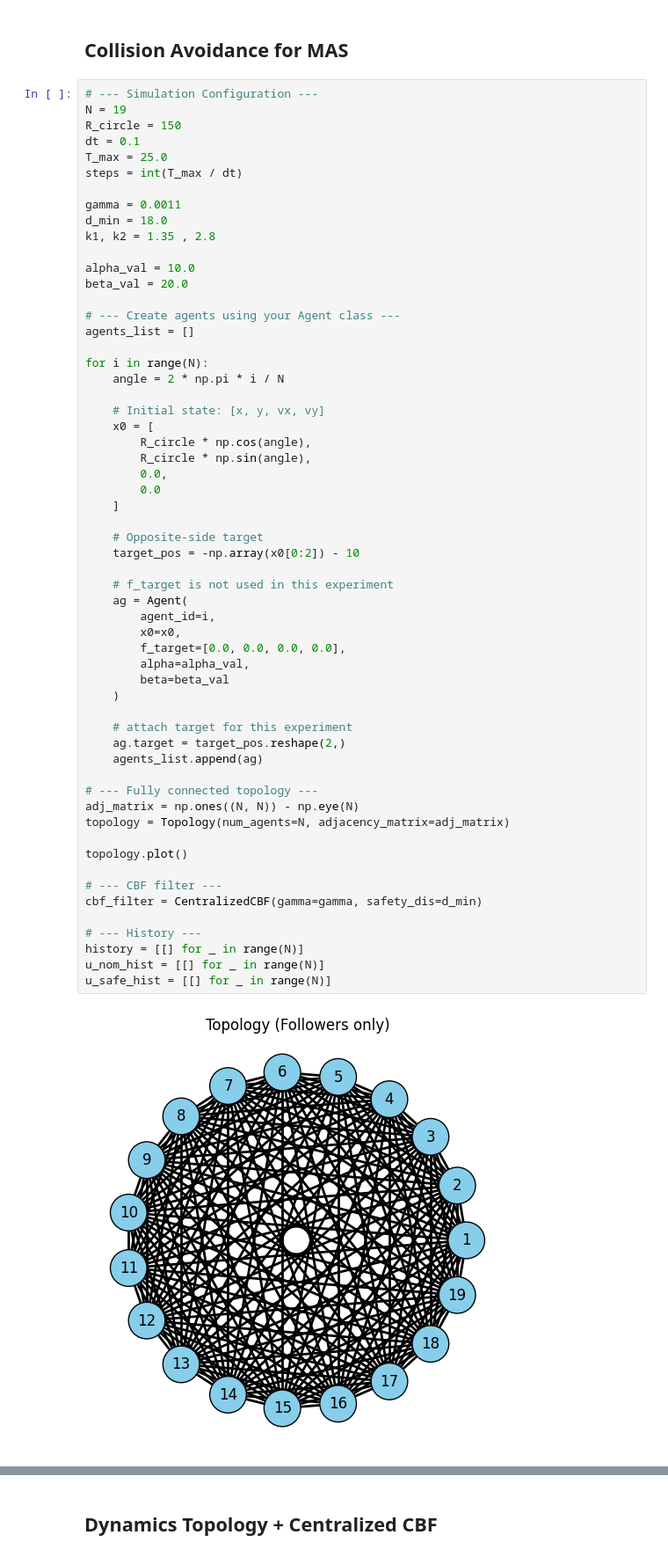
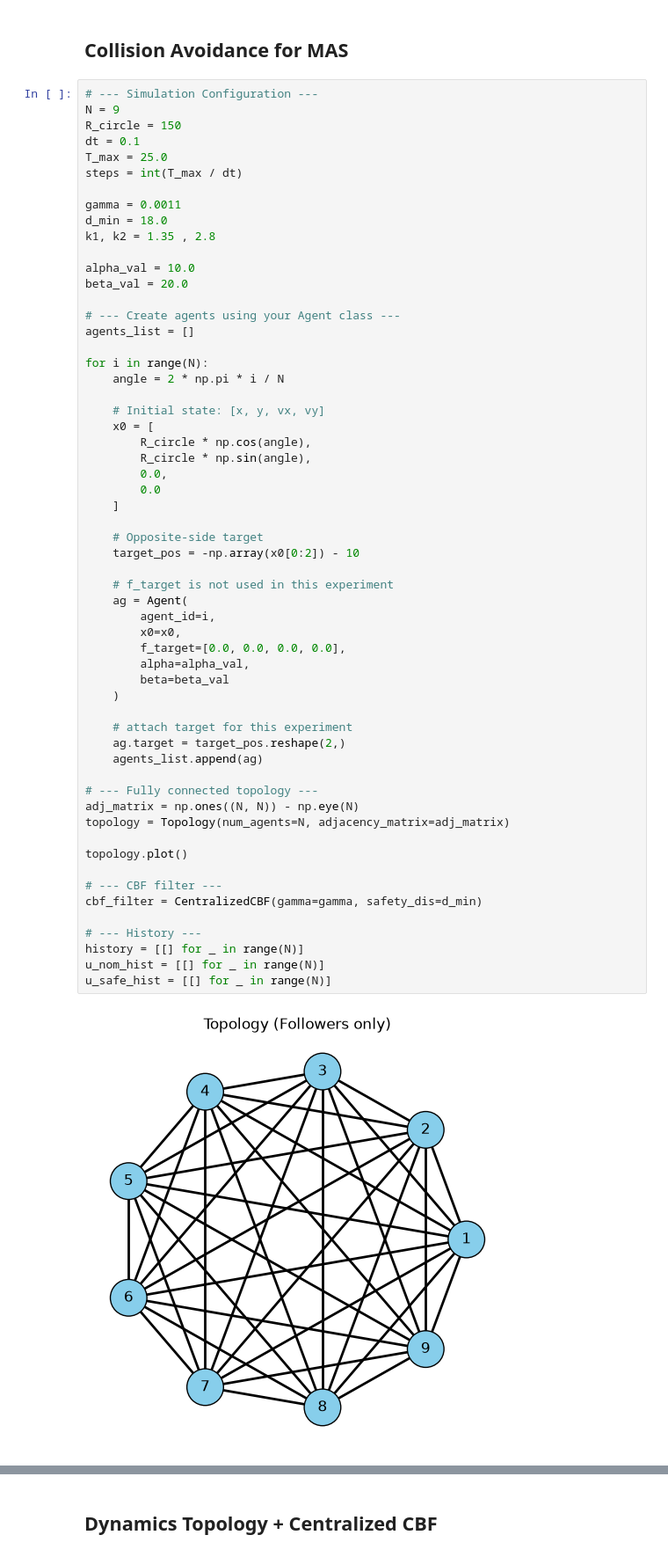
Before and after one commit to hungnguyen-125/Safety_Formation_Control_CBF, a Jupyter notebook: demo/notebooks/centralized_cbf_validation.ipynb, the cells around one changed output, grey strips where cells are left out. Shown at 88% size. Cells and saved outputs as stored; diff of their text form.

```diff
--- a/demo/notebooks/centralized_cbf_validation.ipynb
+++ b/demo/notebooks/centralized_cbf_validation.ipynb
@@ -172,7 +172,7 @@ plt.show()
 ## Collision Avoidance for MAS
 # %%
 # --- Simulation Configuration ---
-N = 19
+N = 9
 R_circle = 150
 dt = 0.1
 T_max = 25.0
@@ -202,34 +202,34 @@ for i in range(N):
     # Opposite-side target
     target_pos = -np.array(x0[0:2]) - 10
 
     # f_target is not used in this experiment
     ag = Agent(
         agent_id=i,
         x0=x0,
         f_target=[0.0, 0.0, 0.0, 0.0],
         alpha=alpha_val,
         beta=beta_val
     )
 
     # attach target for this experiment
     ag.target = target_pos.reshape(2,)
     agents_list.append(ag)
 
 # --- Fully connected topology ---
 adj_matrix = np.ones((N, N)) - np.eye(N)
 topology = Topology(num_agents=N, adjacency_matrix=adj_matrix)
 
 topology.plot()
 
 # --- CBF filter ---
 cbf_filter = CentralizedCBF(gamma=gamma, safety_dis=d_min)
 
 # --- History ---
 history = [[] for _ in range(N)]
 u_nom_hist = [[] for _ in range(N)]
 u_safe_hist = [[] for _ in range(N)]
 # %% [output]
-[figure, old version]
+[figure, new version]
 # %%
 # --- Simulation Loop ---
 for t in range(steps):
```
Also changed, not shown: parts of 8 cells of this notebook, 17 other files.
